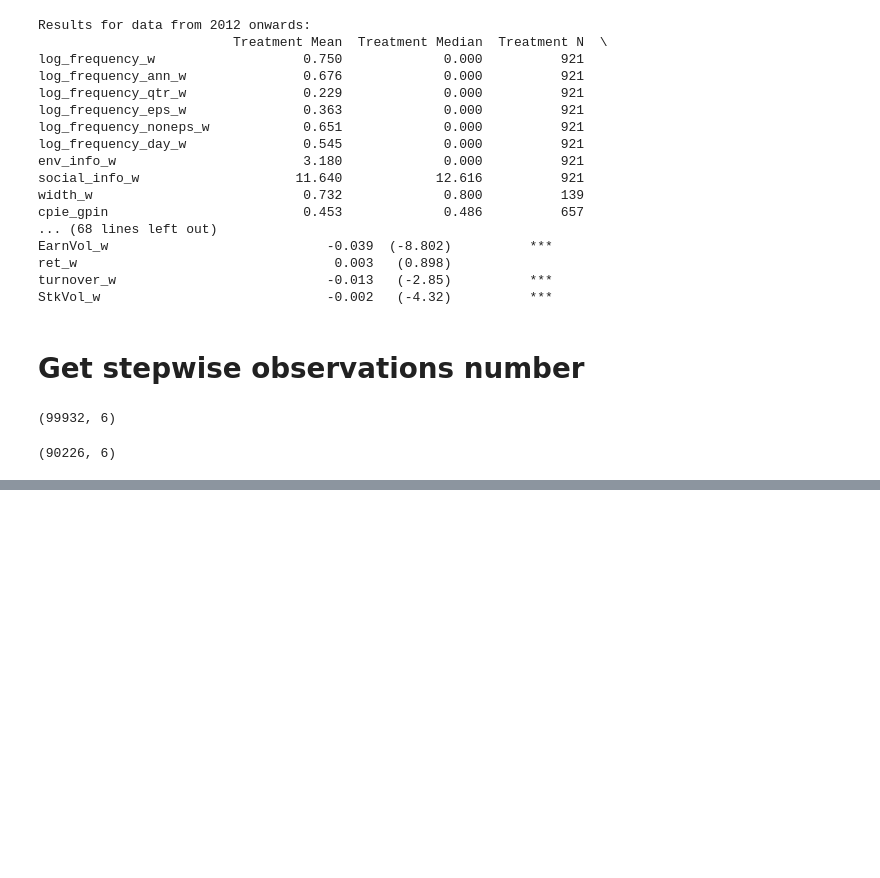
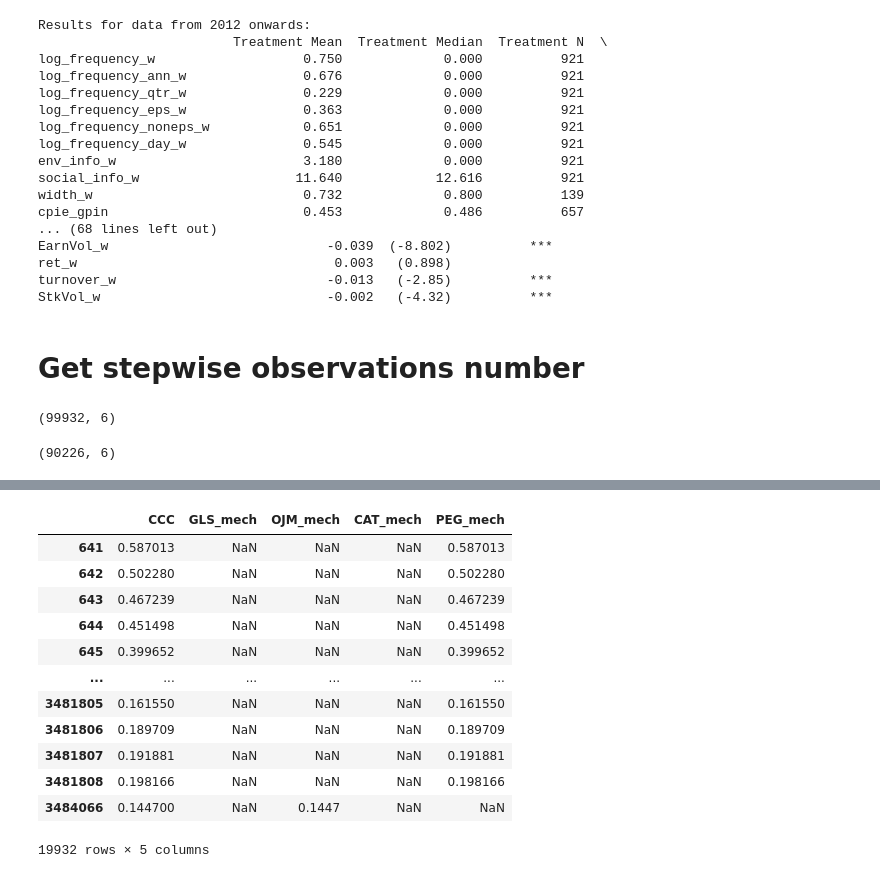
Before and after one commit to wangyouan/STOCKAct, a Jupyter notebook: Notebook/GetSummaryStatistics.ipynb, the cells around one changed output, grey strips where cells are left out. Drawn from its saved outputs; the diff is of its cells as text; code cells hidden in the pictures; blank space fills up the shorter version.

```diff
--- a/Notebook/GetSummaryStatistics.ipynb
+++ b/Notebook/GetSummaryStatistics.ipynb
@@ -141,0 +145,3 @@ ctat_df.drop_duplicates(subset=['gvkey', const.YEAR]).shape
+# %%
+lee_df: DataFrame = pd.read_csv(
+            os.path.join(const.DATABASE_PATH, 'Cost of Capital', f'erp_public_annual_240107.zip')).drop(['permno'], axis=1)
@@ -141,0 +157,16 @@ ctat_df.drop_duplicates(subset=['gvkey', const.YEAR]).shape
+# %%
+lee_df.loc[lee_df['CCC'].notnull() & lee_df['GLS_mech'].isnull(), ['CCC', 'GLS_mech', 'OJM_mech', 'CAT_mech', 'PEG_mech']]
+# %% [output]
+|  | CCC | GLS_mech | OJM_mech | CAT_mech | PEG_mech |
+| 641 | 0.587013 | NaN | NaN | NaN | 0.587013 |
+| 642 | 0.502280 | NaN | NaN | NaN | 0.502280 |
+| 643 | 0.467239 | NaN | NaN | NaN | 0.467239 |
+| 644 | 0.451498 | NaN | NaN | NaN | 0.451498 |
+| 645 | 0.399652 | NaN | NaN | NaN | 0.399652 |
+| ... | ... | ... | ... | ... | ... |
+| 3481805 | 0.161550 | NaN | NaN | NaN | 0.161550 |
+| 3481806 | 0.189709 | NaN | NaN | NaN | 0.189709 |
+| 3481807 | 0.191881 | NaN | NaN | NaN | 0.191881 |
+| 3481808 | 0.198166 | NaN | NaN | NaN | 0.198166 |
+| 3484066 | 0.144700 | NaN | 0.1447 | NaN | NaN |
+19932 rows × 5 columns
```
Also changed, not shown: parts of 5 cells of this notebook, 2 other files.
